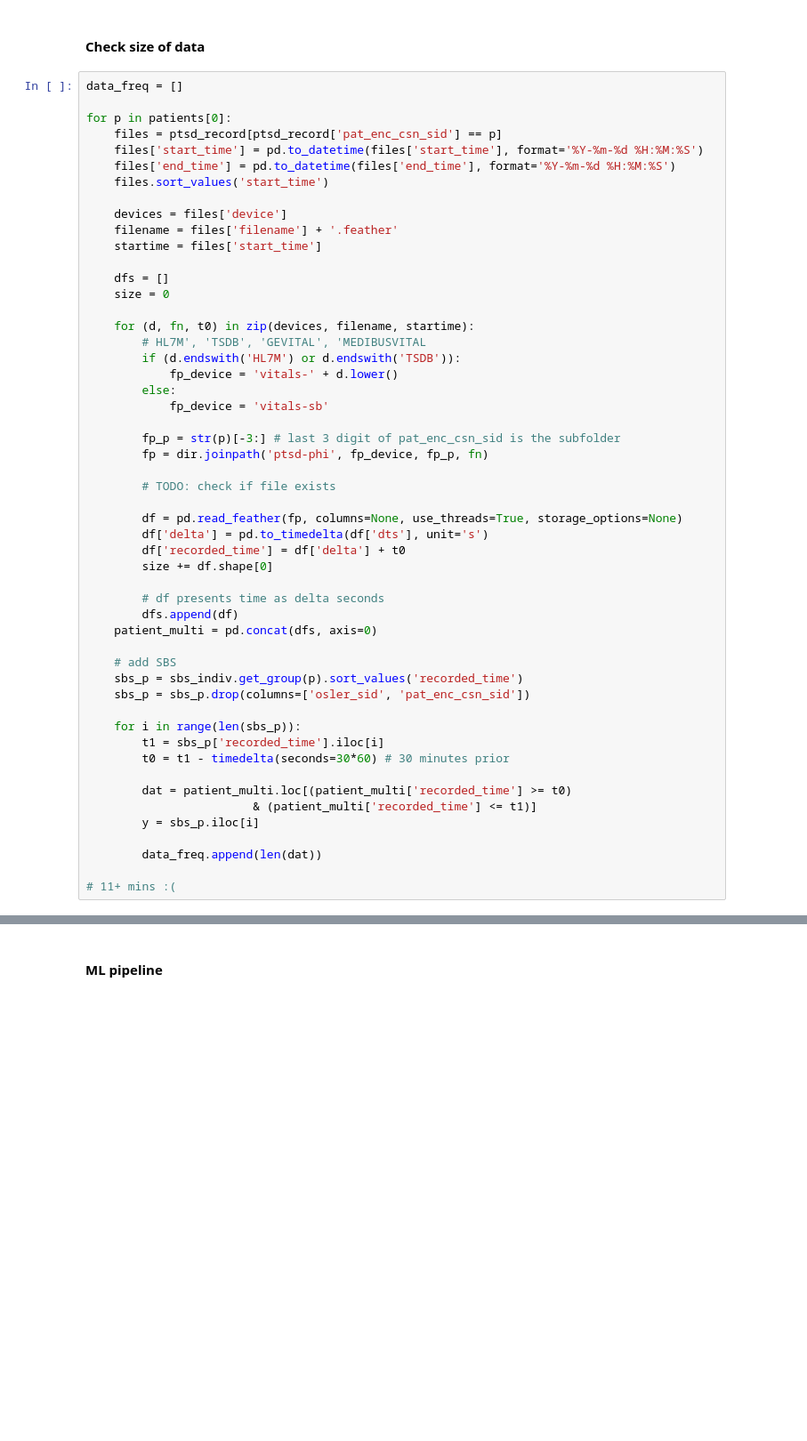
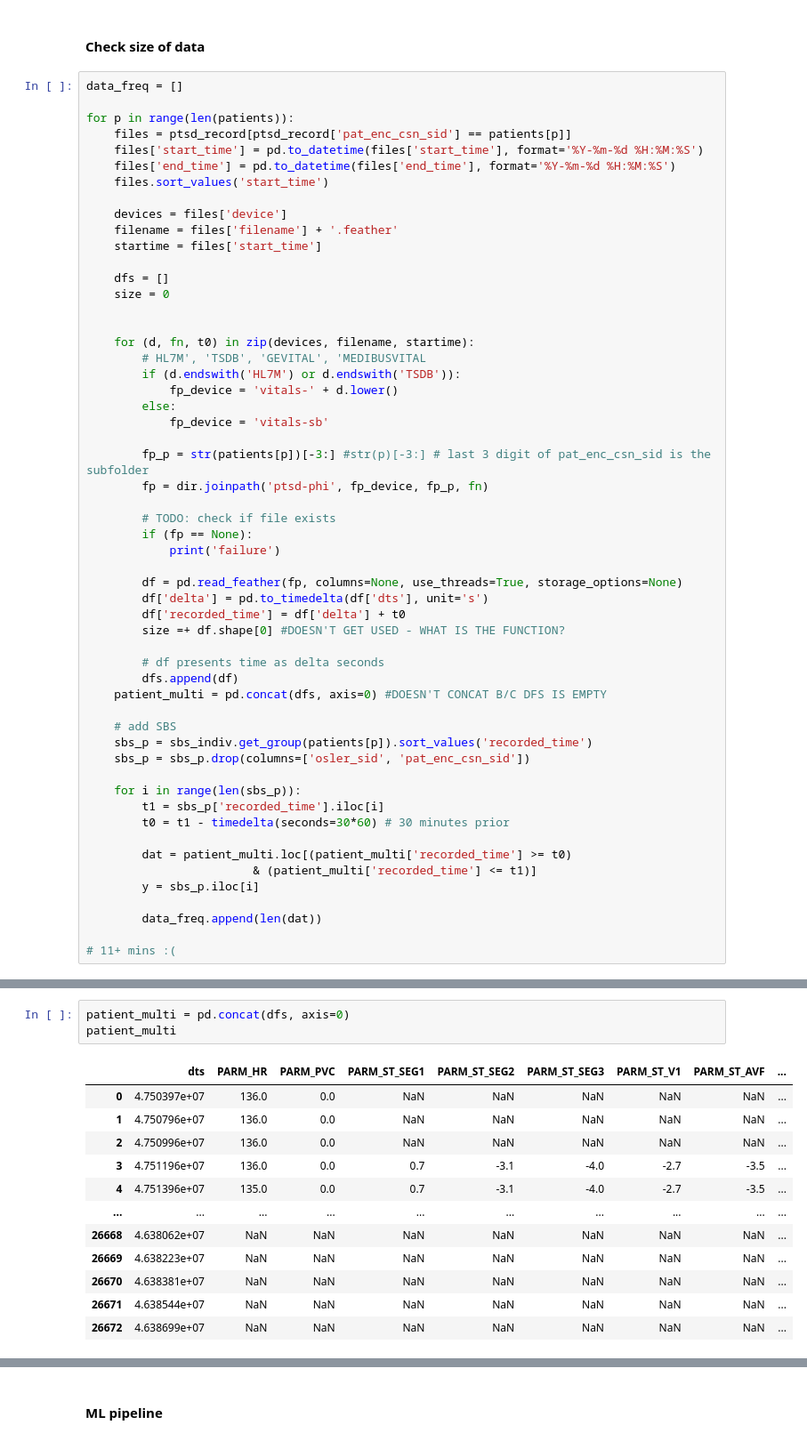
Before and after one commit to fyng/PedAccel, a Jupyter notebook: JHU SAFE/patient_sbs.ipynb, the cells around one changed output, grey strips where cells are left out. Shown at 89% size. Cells and saved outputs as stored; diff of their text form; blank space fills up the shorter version.

```diff
--- a/JHU SAFE/patient_sbs.ipynb
+++ b/JHU SAFE/patient_sbs.ipynb
@@ -220,8 +240,8 @@ We will use this ML training
 # %%
 data_freq = []
 
-for p in patients[0]:
-    files = ptsd_record[ptsd_record['pat_enc_csn_sid'] == p]
+for p in range(len(patients)):
+    files = ptsd_record[ptsd_record['pat_enc_csn_sid'] == patients[p]]
     files['start_time'] = pd.to_datetime(files['start_time'], format='%Y-%m-%d %H:%M:%S')
     files['end_time'] = pd.to_datetime(files['end_time'], format='%Y-%m-%d %H:%M:%S')
     files.sort_values('start_time')
@@ -233,6 +253,7 @@ for p in patients[0]:
     dfs = []
     size = 0
 
+
     for (d, fn, t0) in zip(devices, filename, startime):
         # HL7M', 'TSDB', 'GEVITAL', 'MEDIBUSVITAL
         if (d.endswith('HL7M') or d.endswith('TSDB')):
@@ -240,22 +261,24 @@ for p in patients[0]:
         else:
             fp_device = 'vitals-sb'
 
-        fp_p = str(p)[-3:] # last 3 digit of pat_enc_csn_sid is the subfolder
+        fp_p = str(patients[p])[-3:] #str(p)[-3:] # last 3 digit of pat_enc_csn_sid is the subfolder
         fp = dir.joinpath('ptsd-phi', fp_device, fp_p, fn)
 
         # TODO: check if file exists
+        if (fp == None):
+            print('failure')
 
         df = pd.read_feather(fp, columns=None, use_threads=True, storage_options=None)
         df['delta'] = pd.to_timedelta(df['dts'], unit='s')
         df['recorded_time'] = df['delta'] + t0
-        size += df.shape[0]
+        size =+ df.shape[0] #DOESN'T GET USED - WHAT IS THE FUNCTION?
 
         # df presents time as delta seconds
         dfs.append(df)
-    patient_multi = pd.concat(dfs, axis=0)
+    patient_multi = pd.concat(dfs, axis=0) #DOESN'T CONCAT B/C DFS IS EMPTY
 
     # add SBS
-    sbs_p = sbs_indiv.get_group(p).sort_values('recorded_time')
+    sbs_p = sbs_indiv.get_group(patients[p]).sort_values('recorded_time')
     sbs_p = sbs_p.drop(columns=['osler_sid', 'pat_enc_csn_sid'])
 
     for i in range(len(sbs_p)):
@@ -290,0 +314,16 @@ KeyboardInterrupt:
+# %%
+patient_multi = pd.concat(dfs, axis=0)
+patient_multi
+# %% [output]
+|  | dts | PARM_HR | PARM_PVC | PARM_ST_SEG1 | PARM_ST_SEG2 | PARM_ST_SEG3 | PARM_ST_V1 | PARM_ST_AVF | ... |
+| 0 | 4.750397e+07 | 136.0 | 0.0 | NaN | NaN | NaN | NaN | NaN | ... |
+| 1 | 4.750796e+07 | 136.0 | 0.0 | NaN | NaN | NaN | NaN | NaN | ... |
+| 2 | 4.750996e+07 | 136.0 | 0.0 | NaN | NaN | NaN | NaN | NaN | ... |
+| 3 | 4.751196e+07 | 136.0 | 0.0 | 0.7 | -3.1 | -4.0 | -2.7 | -3.5 | ... |
+| 4 | 4.751396e+07 | 135.0 | 0.0 | 0.7 | -3.1 | -4.0 | -2.7 | -3.5 | ... |
+| ... | ... | ... | ... | ... | ... | ... | ... | ... | ... |
+| 26668 | 4.638062e+07 | NaN | NaN | NaN | NaN | NaN | NaN | NaN | ... |
+| 26669 | 4.638223e+07 | NaN | NaN | NaN | NaN | NaN | NaN | NaN | ... |
+| 26670 | 4.638381e+07 | NaN | NaN | NaN | NaN | NaN | NaN | NaN | ... |
+| 26671 | 4.638544e+07 | NaN | NaN | NaN | NaN | NaN | NaN | NaN | ... |
+| 26672 | 4.638699e+07 | NaN | NaN | NaN | NaN | NaN | NaN | NaN | ... |
```
Also changed, not shown: parts of 5 cells of this notebook.
